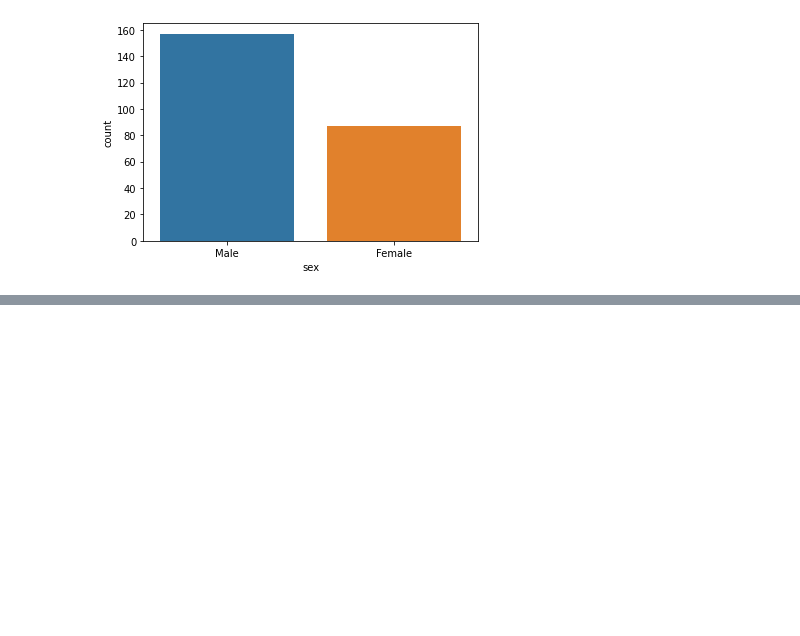
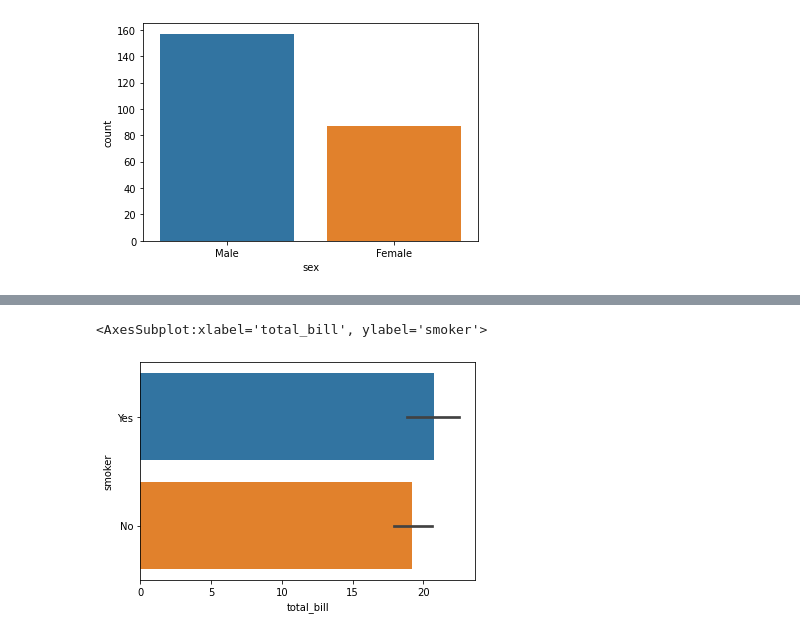
Before and after one commit to CAUmang/Machine_Learning, a Jupyter notebook: Seaborn.ipynb, the cells around one changed output, grey strips where cells are left out. Cells and saved outputs as stored; diff of their text form; code cells hidden in the pictures; blank space fills up the shorter version.

```diff
--- a/Seaborn.ipynb
+++ b/Seaborn.ipynb
@@ -84,0 +85,7 @@ sns.countplot(y='sex', data=df)
+# %%
+#Bar Plot
+
+sns.barplot('total_bill','smoker', data=df)
+# %% [output]
+<AxesSubplot:xlabel='total_bill', ylabel='smoker'>
+[figure, added]
```
Also changed, not shown: parts of 9 cells of this notebook, 2 other files.
